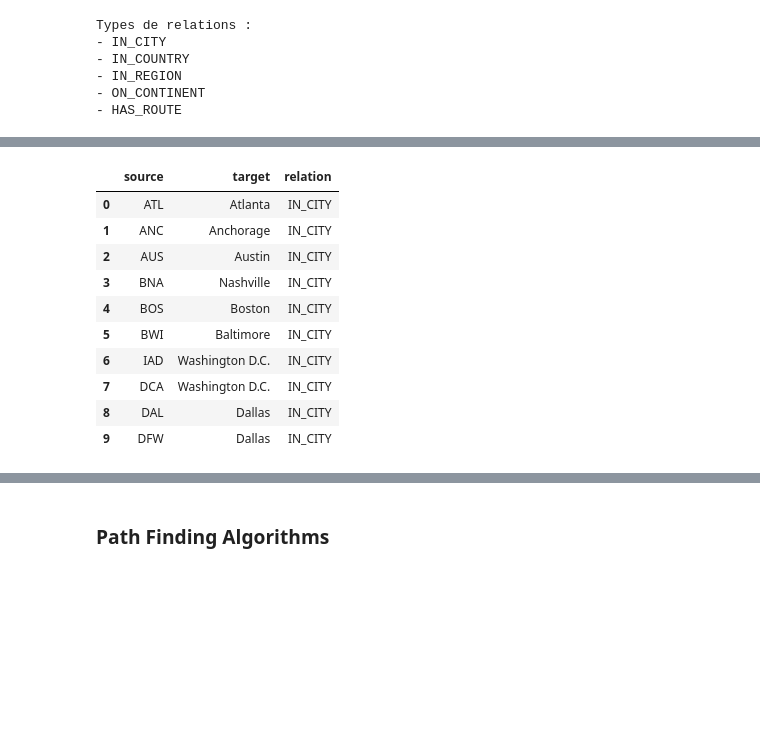
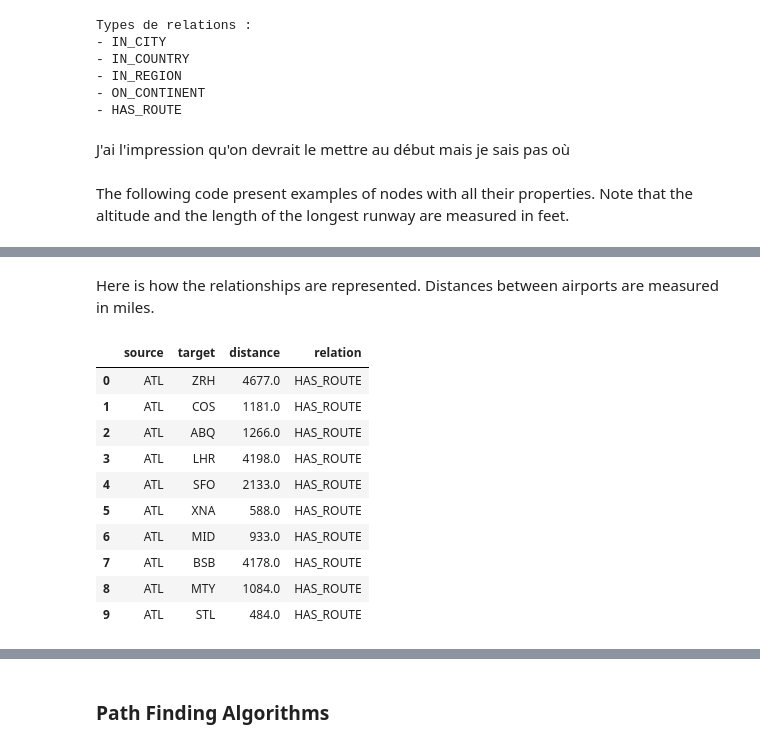
Before and after one commit to YanisGrts/ADBassignment2, a Jupyter notebook: assignment.ipynb, the cells around one changed output, grey strips where cells are left out. Saved outputs shown, nothing was run; the diff lists cells and outputs as text; code cells hidden in the pictures; blank space fills up the shorter version.

```diff
--- a/assignment.ipynb
+++ b/assignment.ipynb
@@ -160,0 +239,8 @@ Routes loaded. Total HAS_ROUTE relationships: 46389
+# %%
+query = """
+MATCH (a:Airport {iata: "BRU"}) RETURN a.descr, a.runways, a.altitude, a.longest, a.latitude, a.longitude
+"""
+
+with driver.session() as session:
+    result = run_cypher_query_df(query)
+result
@@ -160,0 +374,9 @@ Routes loaded. Total HAS_ROUTE relationships: 46389
+# %%
+query = """
+CREATE INDEX airport_location IF NOT EXISTS
+FOR (a:Airport) ON (a.location);
+"""
+
+with driver.session() as session:
+    result = run_cypher_query_df(query)
+result
@@ -160,0 +387,13 @@ Routes loaded. Total HAS_ROUTE relationships: 46389
+# %%
+query = """
+WITH point({latitude:50.5859, longitude:5.56027}) AS montef
+MATCH (a:Airport)
+WITH a, point.distance(montef, point({latitude:a.latitude, longitude:a.longitude})) / 1000 AS dist
+RETURN a.iata, dist
+ORDER BY dist ASC
+LIMIT 5;
+"""
+
+with driver.session() as session:
+    result = run_cypher_query_df(query)
+result
@@ -222,5 +475,9 @@ Types de relations :
 - IN_REGION
 - ON_CONTINENT
 - HAS_ROUTE
+# %% [markdown]
+J'ai l'impression qu'on devrait le mettre au début mais je sais pas où
+# %% [markdown]
+The following code present examples of nodes with all their properties. Note that the altitude and the length of the longest runway are measured in feet.
 # %%
 # Explorate some nodes
@@ -241,26 +499,33 @@ df
 | 7 | 607 | Dallas/Fort Worth International A... | 13401 | DFW | 32.896801 | KDFW | 8 | 7 | -97.038002 |
 | 8 | 64 | Fort Lauderdale/Hollywood Interna... | 9000 | FLL | 26.072599 | KFLL | 9 | 2 | -80.152702 |
 | 9 | 313 | Washington Dulles International A... | 11500 | IAD | 38.944500 | KIAD | 10 | 4 | -77.455803 |
+# %% [markdown]
+Here is how the relationships are represented. Distances between airports are measured in miles.
 # %%
+# Choose the relationship from IN_CITY, IN_COUNTRY, IN_REGION, ON_CONTINENT, HAS_ROUTE
+# with the correct corresponding node lables
+
+query = """
+    MATCH (a:Airport)-[r:HAS_ROUTE]->(b:Airport)
+    RETURN a.iata AS source, b.iata AS target, r.distance AS distance, type(r) AS relation
+    LIMIT 10
+"""
+
 # Explorate some relationships
 with driver.session() as session:
-    result = session.run("""
-        MATCH (a:Airport)-[r:IN_CITY]->(b:City)
-        RETURN a.iata AS source, b.name AS target, type(r) AS relation
-        LIMIT 10
-    """)
+    result = session.run(query)
     df_rels = pd.DataFrame([record.data() for record in result])
 
 df_rels
 # %% [output]
-|  | source | target | relation |
-| 0 | ATL | Atlanta | IN_CITY |
-| 1 | ANC | Anchorage | IN_CITY |
-| 2 | AUS | Austin | IN_CITY |
-| 3 | BNA | Nashville | IN_CITY |
-| 4 | BOS | Boston | IN_CITY |
-| 5 | BWI | Baltimore | IN_CITY |
-| 6 | IAD | Washington D.C. | IN_CITY |
-| 7 | DCA | Washington D.C. | IN_CITY |
-| 8 | DAL | Dallas | IN_CITY |
-| 9 | DFW | Dallas | IN_CITY |
+|  | source | target | distance | relation |
+| 0 | ATL | ZRH | 4677.0 | HAS_ROUTE |
+| 1 | ATL | COS | 1181.0 | HAS_ROUTE |
+| 2 | ATL | ABQ | 1266.0 | HAS_ROUTE |
+| 3 | ATL | LHR | 4198.0 | HAS_ROUTE |
+| 4 | ATL | SFO | 2133.0 | HAS_ROUTE |
+| 5 | ATL | XNA | 588.0 | HAS_ROUTE |
+| 6 | ATL | MID | 933.0 | HAS_ROUTE |
+| 7 | ATL | BSB | 4178.0 | HAS_ROUTE |
+| 8 | ATL | MTY | 1084.0 | HAS_ROUTE |
+| 9 | ATL | STL | 484.0 | HAS_ROUTE |
```
Also changed, not shown: parts of 64 cells of this notebook.
